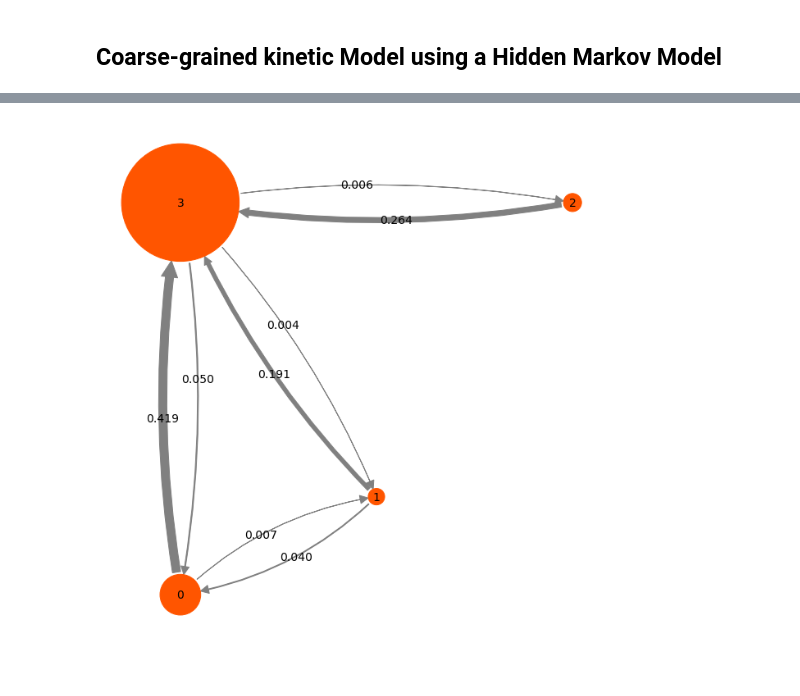
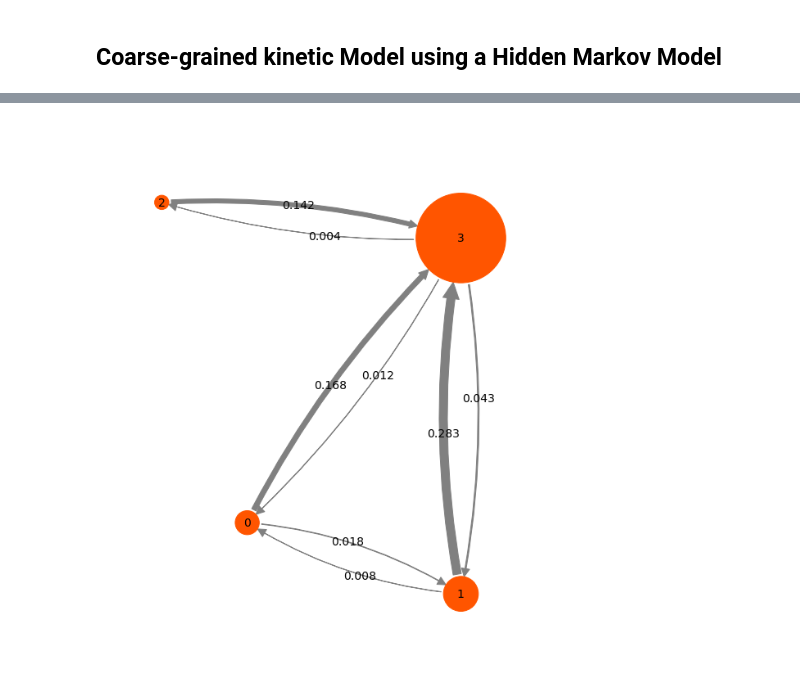
Before and after one commit to markovmodel/PyEMMA_IPython, a Jupyter notebook: md2msm_penta_peptide/md2msm_penta_peptide.ipynb, the cells around one changed output, grey strips where cells are left out. Cells and saved outputs as stored; diff of their text form; code cells hidden in the pictures.

```diff
--- a/md2msm_penta_peptide/md2msm_penta_peptide.ipynb
+++ b/md2msm_penta_peptide/md2msm_penta_peptide.ipynb
@@ -220,7 +259,7 @@ Estimate MSM
 
 The lagtime to estimate the Markov model is specified as *msm_lag* here.
 # %%
-msm_lag = 20
+msm_lag = 12
 M = msm.estimate_markov_model(dtrajs, msm_lag)
 print 'fraction of states used = ', M.active_state_fraction
 print 'fraction of counts used = ', M.active_count_fraction
@@ -238,0 +273,4 @@ save_figure('cktest.png')
+# %%
+matplotlib.rcParams.update({'font.size': 14})
+mpl.plot_cktest(ck, diag=True, figsize=(7,7), layout=(2,2), padding_top=0.1, y01=False, padding_between=0.3, dt=0.1, units='ns')
+save_figure('cktest.png')
@@ -260,0 +287,6 @@ save_figure('free_energy_msm.png')
+# %%
+# TODO: make this an MSM-weighted free energy plot
+matplotlib.rcParams.update({'font.size': 12})
+plot_free_energy(xall, yall)
+plot_labels()
+save_figure('free_energy_msm.png')
@@ -324,0 +324,7 @@ plot_labels()
+# %%
+fig, axes = subplots(1, 4, figsize=(16, 3))
+matplotlib.rcParams.update({'font.size': 12})
+axes = axes.flatten()
+for k in range(n_sets):
+    plot_sampled_density(xall, yall, dist_all[k], ax=axes[k], cmap=cm.Blues, cbar=False)
+save_figure('pcca_distributions.png')
@@ -355,7 +384,7 @@ hmm = M.coarse_grain(4)
 # %%
-pos=np.array([[0.0,0],[2,1],[4,4],[0,4]])
-mpl.plot_markov_model(hmm, pos=pos, minflux=1e-4, arrow_label_format='%.3f')
+pos=np.array([[-3, -4], [0, -5], [-4.2, 0.5], [0, 0]])
+mpl.plot_markov_model(hmm, pos=pos, minflux=4e-4, arrow_label_format='%.3f')
 gca().set_frame_on(False)
 save_figure('network.png')
 # %% [output]
-[figure, old version]
+[figure, new version]
```
Also changed, not shown: parts of 41 cells of this notebook, 10 other files.
